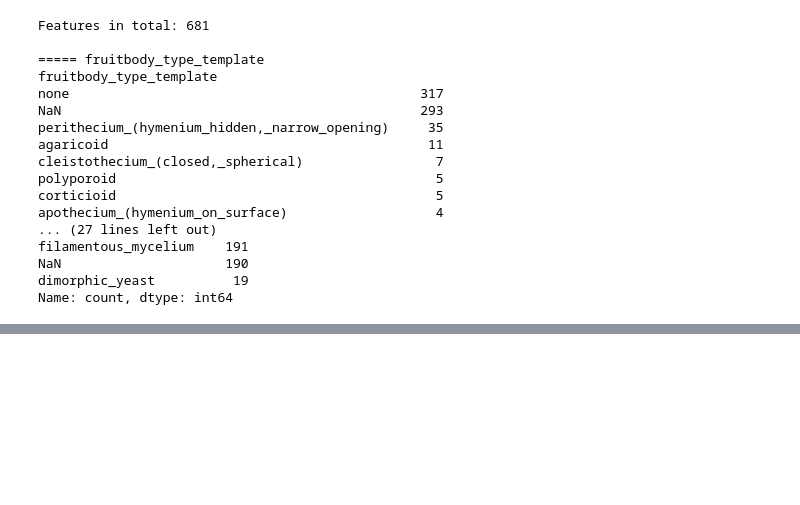
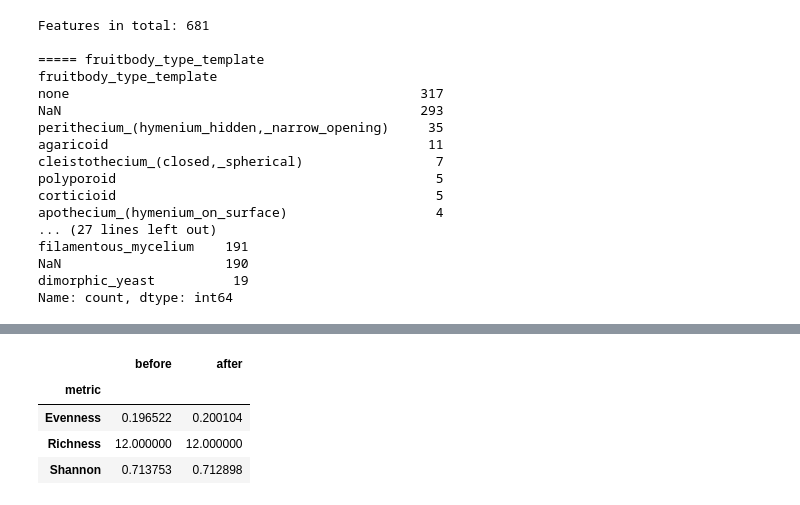
Before and after one commit to elettra-fromm/FunGut, a Jupyter notebook: scripts/Fungal_Annotation.ipynb, the cells around one changed output, grey strips where cells are left out. Drawn from its saved outputs; the diff is of its cells as text; code cells hidden in the pictures; blank space fills up the shorter version.

```diff
--- a/scripts/Fungal_Annotation.ipynb
+++ b/scripts/Fungal_Annotation.ipynb
@@ -102,0 +162,28 @@ Name: count, dtype: int64
+# %%
+import pandas as pd, zipfile
+
+def load_alpha(path):
+    with zipfile.ZipFile(path) as z:
+        inner = [n for n in z.namelist() if n.endswith("data/alpha-diversity.tsv")][0]
+        return pd.read_csv(z.open(inner), sep="\t", index_col=0).iloc[:, 0]
+
+files = {"Richness": "observed_features_vector.qza",
+         "Shannon":  "shannon_vector.qza",
+         "Evenness": "evenness_vector.qza"}
+
+parts = []
+for metric, fname in files.items():
+    before = load_alpha(f"{in_dir_2}/06_diversity/core_metrics/{fname}")     # unfiltered
+    after  = load_alpha(f"{out_dir_2}/{fname}")   # without non-intrinsic fungi
+    d = pd.concat({"before": before, "after": after}, axis=1).dropna()
+    d["metric"] = metric
+    parts.append(d)
+alpha = pd.concat(parts)
+
+alpha.groupby("metric")[["before", "after"]].median()
+# %% [output]
+|  | before | after |
+| metric |  |  |
+| Evenness | 0.196522 | 0.200104 |
+| Richness | 12.000000 | 12.000000 |
+| Shannon | 0.713753 | 0.712898 |
```
Also changed, not shown: parts of 14 cells of this notebook, 2 other files.
